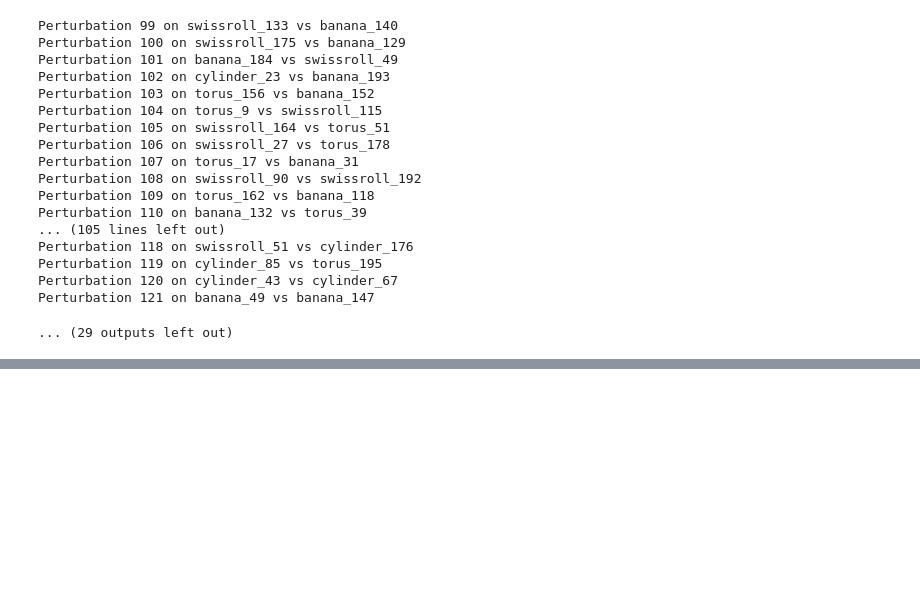
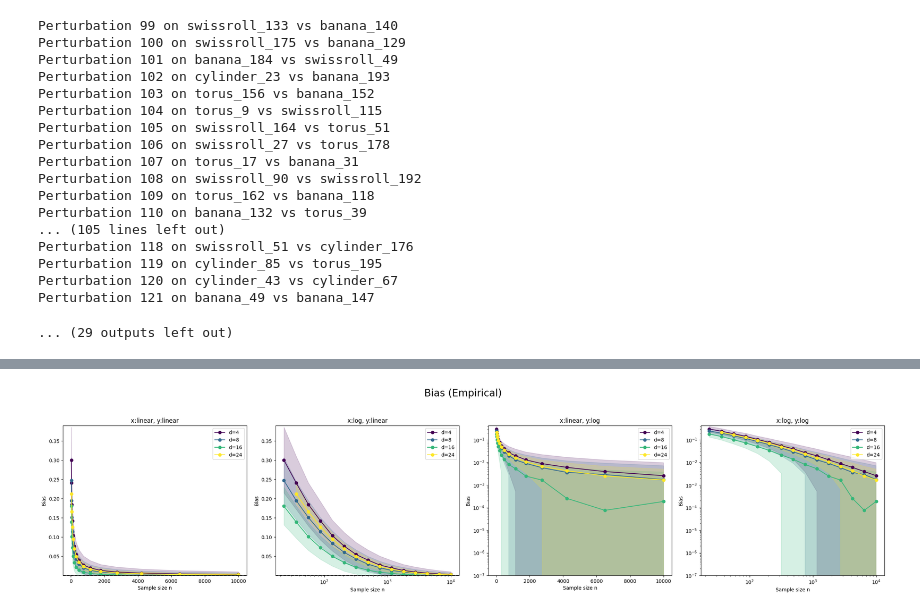
Before and after one commit to zakk-h/RISWIE, a Jupyter notebook: code.ipynb, the cells around one changed output, grey strips where cells are left out. Saved outputs shown, nothing was run; the diff lists cells and outputs as text; code cells hidden in the pictures; blank space fills up the shorter version.

```diff
--- a/code.ipynb
+++ b/code.ipynb
@@ -2234,10 +2252,11 @@ def empirical_riswie(X, Y):
     BY = pca_embedding(Y, k)
     return assignment_sliced_wasserstein(X, Y, AX, BY)
 
-def random_spd_matrix(d, eig_min=0.2, eig_max=3.0, random_state=None):
+# 4D: 1,2,3,4. 8D: still between 1 and 4, smaller step size.
+def random_spd_matrix(d, eig_min=1.0, eig_max=4.0, random_state=None):
     rng = np.random.default_rng(random_state)
     Q, _ = np.linalg.qr(rng.normal(size=(d, d)))
-    eigs = rng.uniform(eig_min, eig_max, d)
+    eigs = rng.uniform(eig_min, eig_max, d) # do 1,4,d
     return Q @ np.diag(eigs) @ Q.T
 
 def experiment_riswie_convergence(
@@ -2245,6 +2264,7 @@ def experiment_riswie_convergence(
         n_samples=np.logspace(np.log10(12), 5, 32, dtype=int),
         n_repeats=100,
         seed=42):
+    print("dimension ", d)
     rng = np.random.default_rng(seed)
     cov1 = random_spd_matrix(d, random_state=seed)
     cov2 = random_spd_matrix(d, random_state=seed+1)
@@ -2274,10 +2294,10 @@ def experiment_riswie_convergence(
         empirical_cf_vals = np.array(empirical_cf_vals)
         mean_emp = np.nanmean(empirical_vals)
         std_emp = np.nanstd(empirical_vals)
-        bias = mean_emp - closed_form
+        bias = np.abs(mean_emp - closed_form)
         mean_emp_cf = np.nanmean(empirical_cf_vals)
         std_emp_cf = np.nanstd(empirical_cf_vals)
-        bias_cf = mean_emp_cf - closed_form
+        bias_cf = np.abs(mean_emp_cf - closed_form)
         results.append({
             'n': n,
             'mean': mean_emp,
@@ -2291,9 +2311,9 @@ def experiment_riswie_convergence(
     return results
 
 # --- Main plotting code ---
-ds = [12, 16, 64, 128, 256]
-n_samples = np.logspace(np.log10(ds[0]), 5, 32, dtype=int)
-n_repeats = 100  # Lower for dev, increase as needed
+ds = [4, 8, 16, 24]#, 16, 24, 32, 48, 64] #, 64, 128, 256]
+n_samples = np.logspace(np.log10(ds[-1]), 4.0, 15, dtype=int)
+n_repeats = 2000  # Lower for dev, increase as needed
 
 # Storage for results
 all_results = {d: experiment_riswie_convergence(d=d, n_samples=n_samples, n_repeats=n_repeats, seed=42) for d in ds}
@@ -2312,32 +2332,51 @@ scales = [
     ('log', 'log')
 ]
 
-colors = ['tab:blue', 'tab:orange', 'tab:green', 'tab:red', 'tab:purple']
+# generate N distinct colours from, say, the “viridis” colormap
+cmap   = plt.get_cmap('viridis')
+colors = cmap(np.linspace(0, 1, len(ds)))   # an array of RGBA tuples
 
-for row, (title, key, std_key, ylab) in enumerate(plot_info):
-    plt.figure(figsize=(24, 6))
-    for col, (xscale, yscale) in enumerate(scales):
-        plt.subplot(1, 4, col + 1)
+# only the two bias plots, with CI
+bias_plot_info = [
+    ('Bias (Empirical)',              'bias',    'std',    'Bias'),
+    ('Bias (Empirical Closed-Form)',  'bias_cf', 'std_cf', 'Bias')
+]
+
+scales = [
+    ('linear', 'linear'),
+    ('log',    'linear'),
+    ('linear', 'log'),
+    ('log',    'log')
+]
+
+for title, key, std_key, ylab in bias_plot_info:
+    fig, axes = plt.subplots(1, 4, figsize=(24, 6))
+    for ax, (xscale, yscale) in zip(axes, scales):
         for idx, d in enumerate(ds):
             results = all_results[d]
-            ns = [r['n'] for r in results]
-            vals = [r[key] for r in results]
-            if std_key:
-                sds = [r[std_key] for r in results]
-                plt.fill_between(ns, np.array(vals)-np.array(sds), np.array(vals)+np.array(sds),
-                                 alpha=0.13, color=colors[idx])
-            plt.plot(ns, vals, label=f'd={d}', color=colors[idx], marker='o')
-        # Reference line for bias plots
-        if "Bias" not in title:
-            plt.axhline(results[0]['closed_form'], color='black', linestyle='--', lw=1.5, label='Closed-form')
-        else:
-            plt.axhline(0, color='black', linestyle='--', lw=1.5)
-        plt.xscale(xscale)
-        plt.yscale(yscale)
-        plt.xlabel('Sample size n')
-        plt.ylabel(ylab)
-        plt.title(f"{title} | x:{xscale} y:{yscale}")
-        plt.legend()
-    plt.suptitle(title, fontsize=20)
-    plt.tight_layout(rect=[0,0,1,0.94])
+            ns   = [r['n']       for r in results]
+            vals = [r[key]       for r in results]
+            sds  = [r[std_key]   for r in results]
+            ax.fill_between(ns,
+                            np.array(vals) - np.array(sds),
+                            np.array(vals) + np.array(sds),
+                            alpha=0.2,
+                            color=colors[idx])
+            ax.plot(ns,
+                    vals,
+                    label=f'd={d}',
+                    color=colors[idx],
+                    marker='o')
+        ax.axhline(0, color='black', linestyle='--', lw=1.5)
+        ax.set_xscale(xscale)
+        ax.set_yscale(yscale)
+        ax.set_xlabel('Sample size n')
+        ax.set_ylabel(ylab)
+        ax.set_title(f"x:{xscale}, y:{yscale}")
+        ax.margins(y=0.01)
+        ax.set_ylim(bottom=1e-7)
+        ax.legend()
+    fig.suptitle(title, fontsize=20)
+    fig.tight_layout(rect=[0,0,1,0.94])
     plt.show()
+# %% [output]
@@ -2343,0 +2387 @@ for row, (title, key, std_key, ylab) in enumerate(plot_info):
+[figure, added]
```
Also changed, not shown: parts of 8 cells of this notebook, 4 other files.
